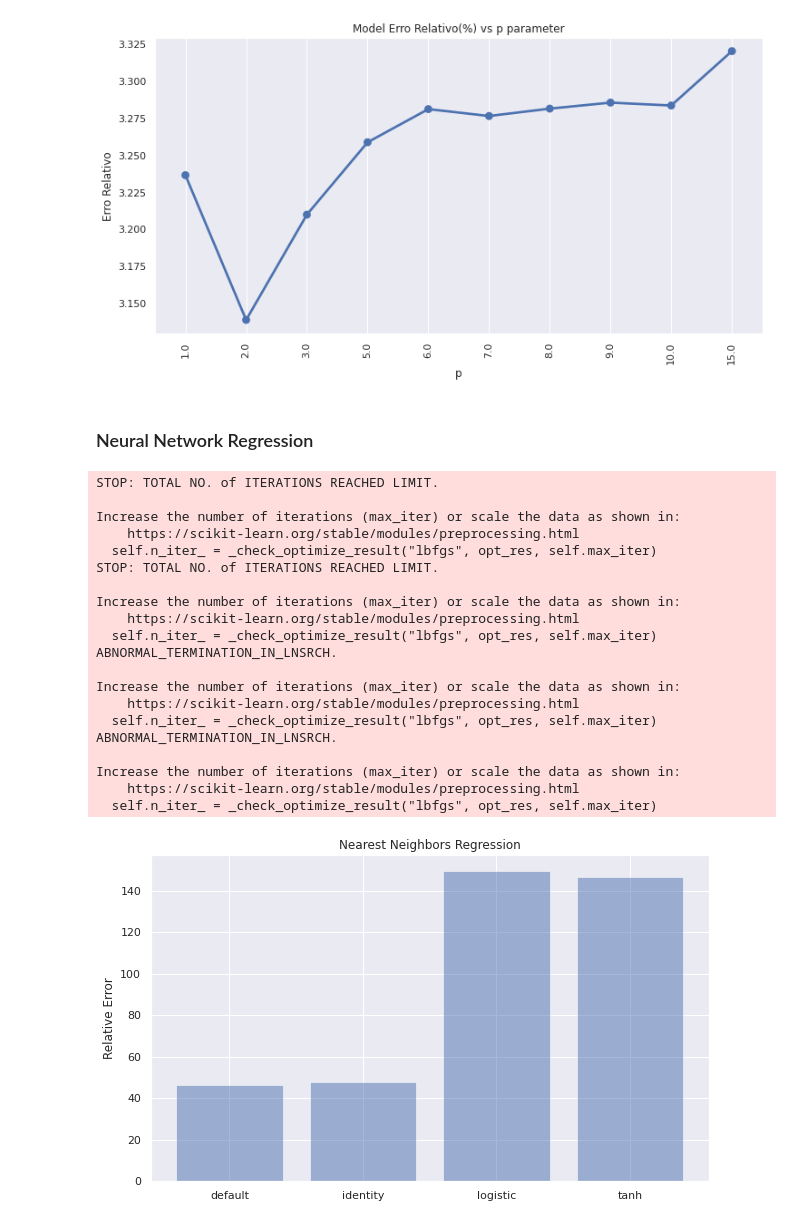
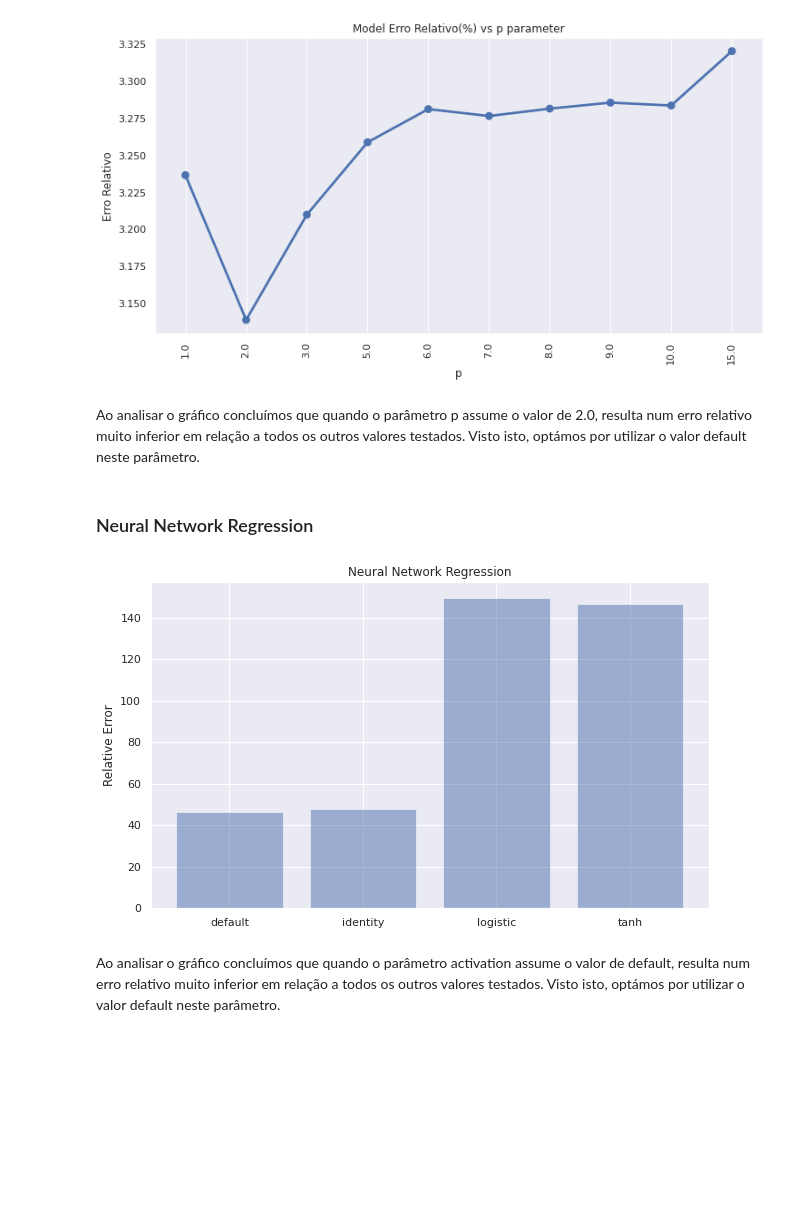
Before and after one commit to filipasenra/FEUP-IART-TP2, a Jupyter notebook: Temática 4A Aprendizagem Supervisionada_Regressão COVID-19.ipynb, the cells around one changed output. Saved outputs shown, nothing was run; the diff lists cells and outputs as text; code cells hidden in the pictures; blank space fills up the shorter version.

```diff
--- a/Temática 4A Aprendizagem Supervisionada_Regressão COVID-19.ipynb
+++ b/Temática 4A Aprendizagem Supervisionada_Regressão COVID-19.ipynb
@@ -630,34 +628,16 @@ perfomeTestAndShow('p',[1 , 2 , 3 , 5 , 6, 7, 8, 9, 10 , 15])
+# %% [markdown]
+Ao analisar o gráfico concluímos que quando o parâmetro p assume o valor de 2.0, resulta num erro relativo muito inferior em relação a todos os outros valores testados. Visto isto, optámos por utilizar o valor default neste parâmetro.
 # %% [markdown]
 ### Neural Network Regression
 # %%
 mlpr_default = MLPRegressor(solver='lbfgs', random_state=0)
 
 mlpr_identity = MLPRegressor(activation='identity', solver='lbfgs', random_state=0)
 mlpr_logistic = MLPRegressor(activation='logistic', solver='lbfgs', random_state=0)
 mlpr_tahn = MLPRegressor(activation='tanh', solver='lbfgs', random_state=0)
 
 mlprModels = [mlpr_default, mlpr_identity, mlpr_logistic, mlpr_tahn]
 
-perfomeTestAndShowBars(mlprModels, ('default', 'identity', 'logistic', 'tanh'), 'Nearest Neighbors Regression')
+perfomeTestAndShowBars(mlprModels, ('default', 'identity', 'logistic', 'tanh'), 'Neural Network Regression')
 # %% [output]
-STOP: TOTAL NO. of ITERATIONS REACHED LIMIT.
-
-Increase the number of iterations (max_iter) or scale the data as shown in:
-    https://scikit-learn.org/stable/modules/preprocessing.html
-  self.n_iter_ = _check_optimize_result("lbfgs", opt_res, self.max_iter)
-STOP: TOTAL NO. of ITERATIONS REACHED LIMIT.
-
-Increase the number of iterations (max_iter) or scale the data as shown in:
-    https://scikit-learn.org/stable/modules/preprocessing.html
-  self.n_iter_ = _check_optimize_result("lbfgs", opt_res, self.max_iter)
-ABNORMAL_TERMINATION_IN_LNSRCH.
-
-Increase the number of iterations (max_iter) or scale the data as shown in:
-    https://scikit-learn.org/stable/modules/preprocessing.html
-  self.n_iter_ = _check_optimize_result("lbfgs", opt_res, self.max_iter)
-ABNORMAL_TERMINATION_IN_LNSRCH.
-
-Increase the number of iterations (max_iter) or scale the data as shown in:
-    https://scikit-learn.org/stable/modules/preprocessing.html
-  self.n_iter_ = _check_optimize_result("lbfgs", opt_res, self.max_iter)
-[figure, old version]
+[figure, new version]
@@ -666,3 +644,5 @@ Increase the number of iterations (max_iter) or scale the data as shown in:
+# %% [markdown]
+Ao analisar o gráfico concluímos que quando o parâmetro activation assume o valor de default, resulta num erro relativo muito inferior em relação a todos os outros valores testados. Visto isto, optámos por utilizar o valor default neste parâmetro.
 # %%
 perfomeTestAndShow('max_iter', [50, 100, 150, 200, 250 , 300, 350])
 # %% [output]
```
Also changed, not shown: parts of 29 cells of this notebook.
